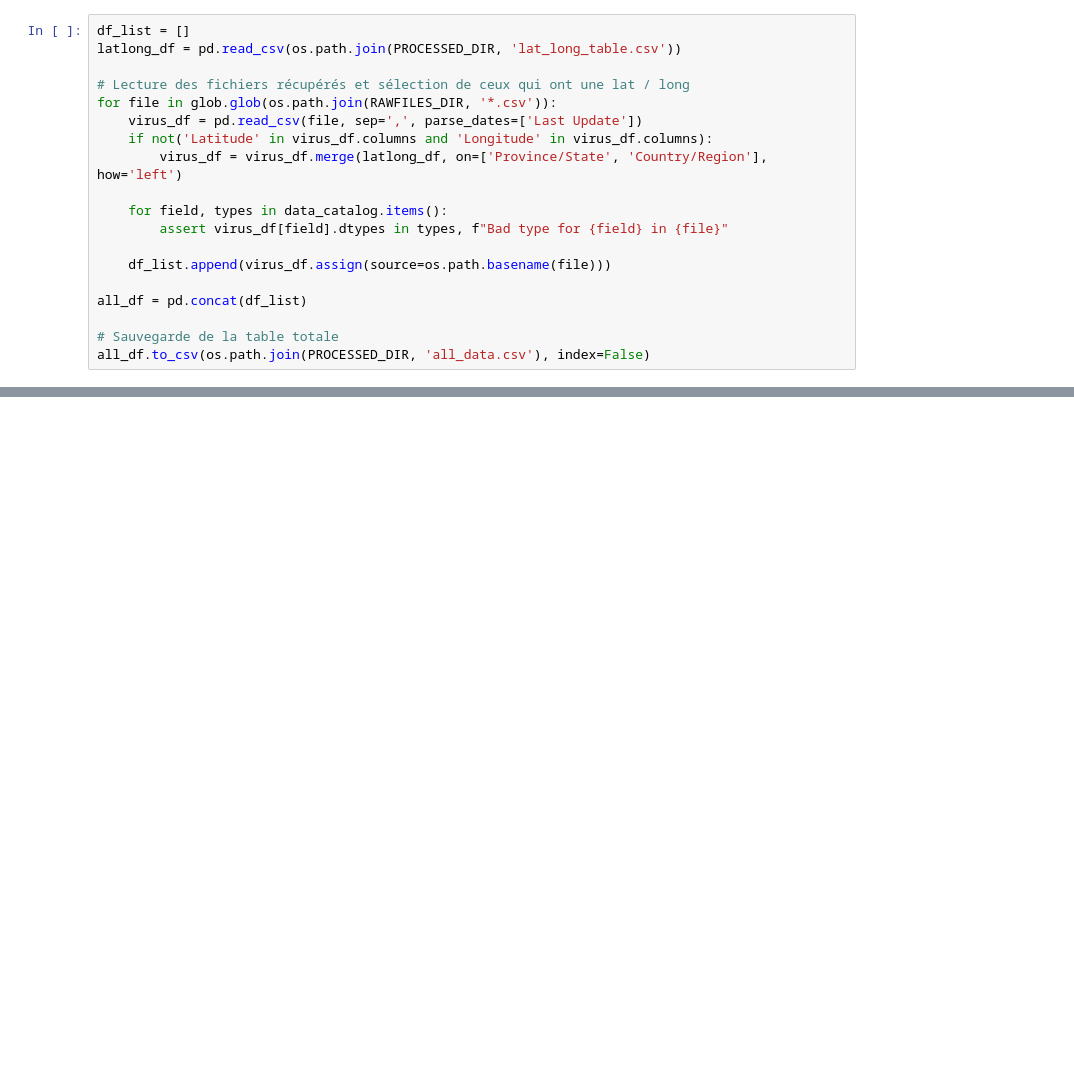
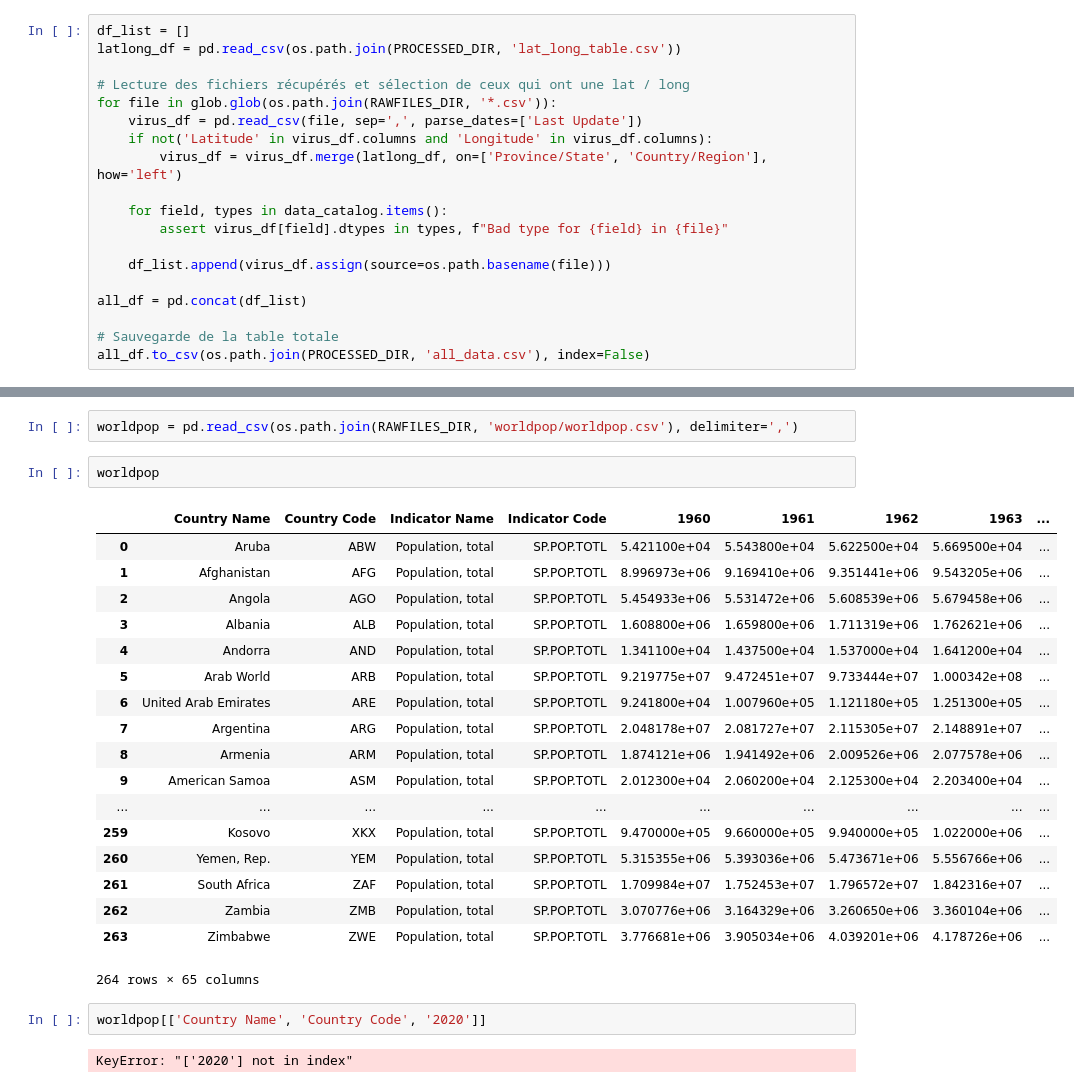
Before and after one commit to coolkat64/corona_beaujouan_bartoli, a Jupyter notebook: notebooks/traitement_source.ipynb, the cells around one changed output, grey strips where cells are left out. Cells and saved outputs as stored; diff of their text form; blank space fills up the shorter version.

```diff
--- a/notebooks/traitement_source.ipynb
+++ b/notebooks/traitement_source.ipynb
@@ -106,0 +95,27 @@ all_df
+# %%
+worldpop = pd.read_csv(os.path.join(RAWFILES_DIR, 'worldpop/worldpop.csv'), delimiter=',')
+# %%
+worldpop
+# %% [output]
+|  | Country Name | Country Code | Indicator Name | Indicator Code | 1960 | 1961 | 1962 | 1963 | ... |
+| 0 | Aruba | ABW | Population, total | SP.POP.TOTL | 5.421100e+04 | 5.543800e+04 | 5.622500e+04 | 5.669500e+04 | ... |
+| 1 | Afghanistan | AFG | Population, total | SP.POP.TOTL | 8.996973e+06 | 9.169410e+06 | 9.351441e+06 | 9.543205e+06 | ... |
+| 2 | Angola | AGO | Population, total | SP.POP.TOTL | 5.454933e+06 | 5.531472e+06 | 5.608539e+06 | 5.679458e+06 | ... |
+| 3 | Albania | ALB | Population, total | SP.POP.TOTL | 1.608800e+06 | 1.659800e+06 | 1.711319e+06 | 1.762621e+06 | ... |
+| 4 | Andorra | AND | Population, total | SP.POP.TOTL | 1.341100e+04 | 1.437500e+04 | 1.537000e+04 | 1.641200e+04 | ... |
+| 5 | Arab World | ARB | Population, total | SP.POP.TOTL | 9.219775e+07 | 9.472451e+07 | 9.733444e+07 | 1.000342e+08 | ... |
+| 6 | United Arab Emirates | ARE | Population, total | SP.POP.TOTL | 9.241800e+04 | 1.007960e+05 | 1.121180e+05 | 1.251300e+05 | ... |
+| 7 | Argentina | ARG | Population, total | SP.POP.TOTL | 2.048178e+07 | 2.081727e+07 | 2.115305e+07 | 2.148891e+07 | ... |
+| 8 | Armenia | ARM | Population, total | SP.POP.TOTL | 1.874121e+06 | 1.941492e+06 | 2.009526e+06 | 2.077578e+06 | ... |
+| 9 | American Samoa | ASM | Population, total | SP.POP.TOTL | 2.012300e+04 | 2.060200e+04 | 2.125300e+04 | 2.203400e+04 | ... |
+| ... | ... | ... | ... | ... | ... | ... | ... | ... | ... |
+| 259 | Kosovo | XKX | Population, total | SP.POP.TOTL | 9.470000e+05 | 9.660000e+05 | 9.940000e+05 | 1.022000e+06 | ... |
+| 260 | Yemen, Rep. | YEM | Population, total | SP.POP.TOTL | 5.315355e+06 | 5.393036e+06 | 5.473671e+06 | 5.556766e+06 | ... |
+| 261 | South Africa | ZAF | Population, total | SP.POP.TOTL | 1.709984e+07 | 1.752453e+07 | 1.796572e+07 | 1.842316e+07 | ... |
+| 262 | Zambia | ZMB | Population, total | SP.POP.TOTL | 3.070776e+06 | 3.164329e+06 | 3.260650e+06 | 3.360104e+06 | ... |
+| 263 | Zimbabwe | ZWE | Population, total | SP.POP.TOTL | 3.776681e+06 | 3.905034e+06 | 4.039201e+06 | 4.178726e+06 | ... |
+264 rows × 65 columns
+# %%
+worldpop[['Country Name', 'Country Code', '2020']]
+# %% [output]
+KeyError: "['2020'] not in index"
```
Also changed, not shown: parts of 1 cell of this notebook, 9 other files.
